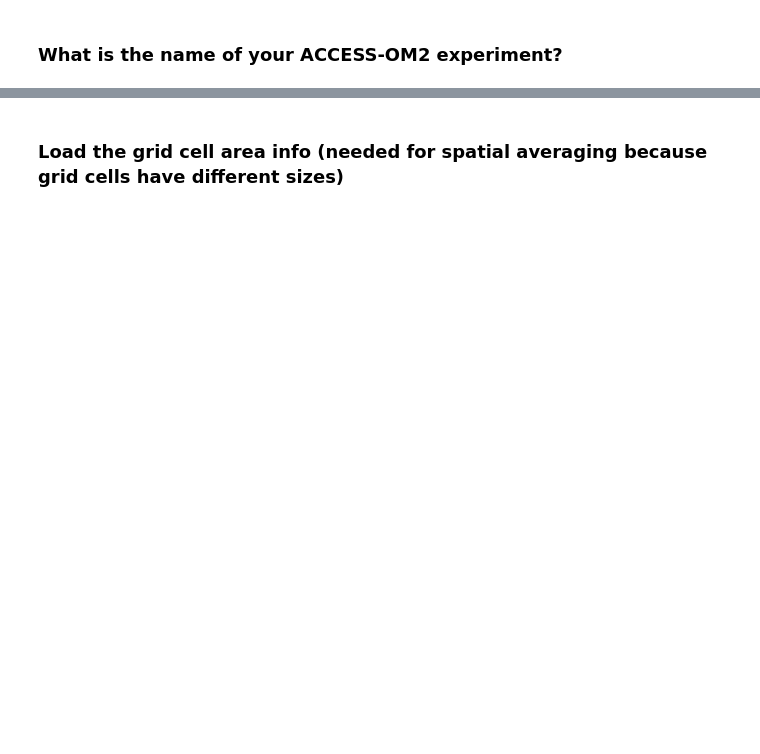
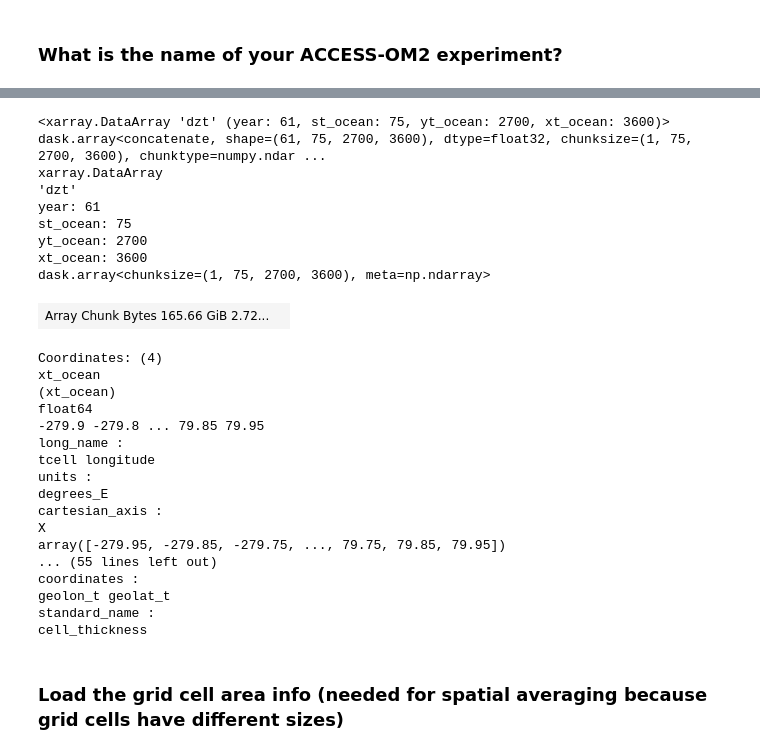
Before and after one commit to hrsdawson/ACCESS-WOMBAT_01deg_BGC_validation, a Jupyter notebook: notebooks/drift.ipynb, the cells around one changed output, grey strips where cells are left out. Drawn from its saved outputs; the diff is of its cells as text; code cells hidden in the pictures; blank space fills up the shorter version.

```diff
--- a/notebooks/drift.ipynb
+++ b/notebooks/drift.ipynb
@@ -25,3 +172,32 @@ ename = '01deg_jra55v140_iaf_cycle4'
+# %%
+dzt.dzt
+# %% [output]
+<xarray.DataArray 'dzt' (year: 61, st_ocean: 75, yt_ocean: 2700, xt_ocean: 3600)> dask.array<concatenate, shape=(61, 75, 2700, 3600), dtype=float32, chunksize=(1, 75, 2700, 3600), chunktype=numpy.ndar ...
+xarray.DataArray
+'dzt'
+year: 61
+st_ocean: 75
+yt_ocean: 2700
+xt_ocean: 3600
+dask.array<chunksize=(1, 75, 2700, 3600), meta=np.ndarray>
+| Array Chunk Bytes 165.66 GiB 2.72... |  |
+Coordinates: (4)
+xt_ocean
+(xt_ocean)
+float64
+-279.9 -279.8 ... 79.85 79.95
+long_name :
+tcell longitude
+units :
+degrees_E
+cartesian_axis :
+X
+array([-279.95, -279.85, -279.75, ..., 79.75, 79.85, 79.95])
+... (55 lines left out)
+coordinates :
+geolon_t geolat_t
+standard_name :
+cell_thickness
 # %% [markdown]
 ### Load the grid cell area info (needed for spatial averaging because grid cells have different sizes)
 # %%
```
Also changed, not shown: parts of 13 cells of this notebook.
